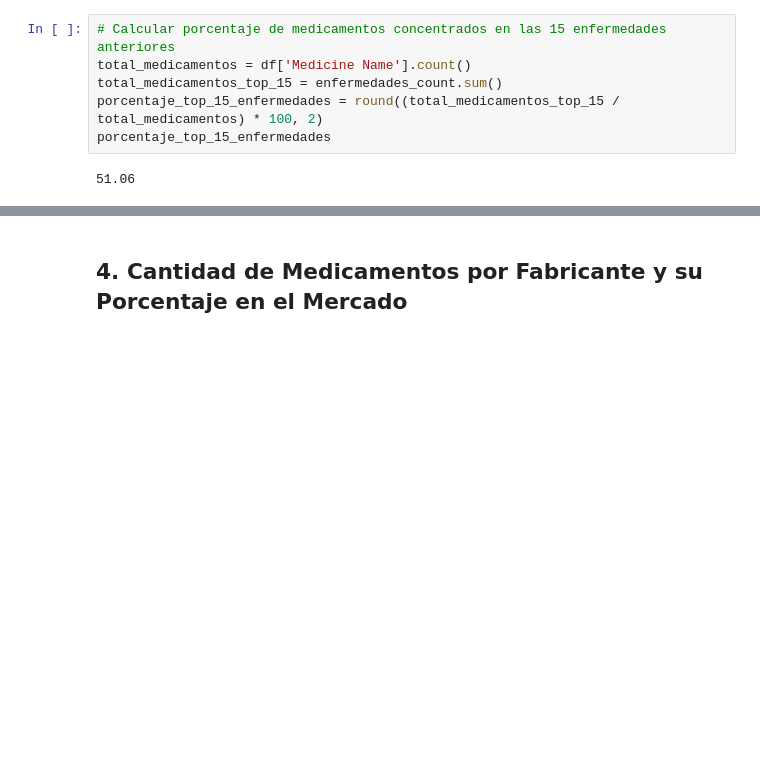
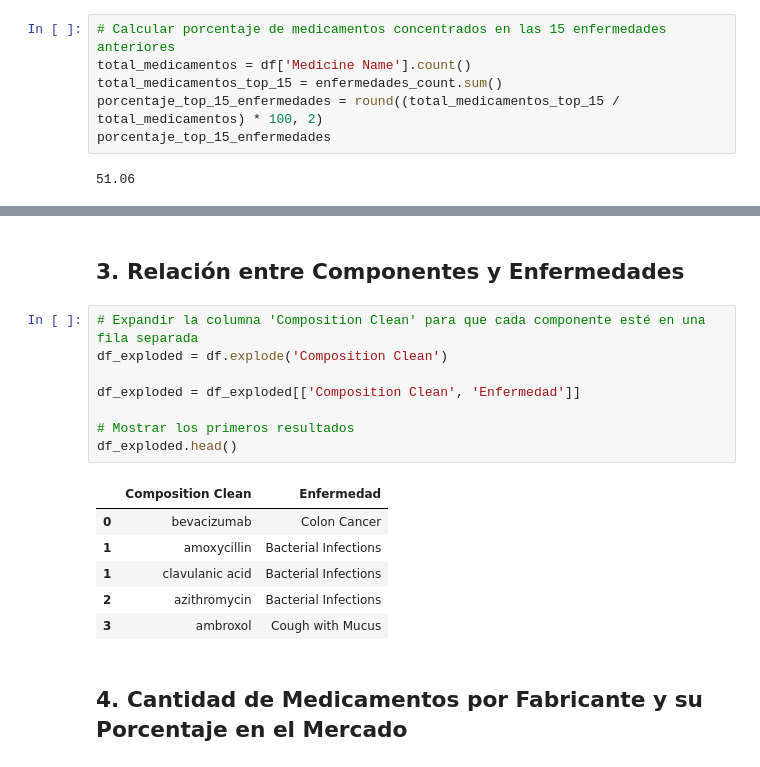
Before and after one commit to Blackie279/11000_Medicamentos, a Jupyter notebook: eda.ipynb, the cells around one changed output, grey strips where cells are left out. Drawn from its saved outputs; the diff is of its cells as text; blank space fills up the shorter version.

```diff
--- a/eda.ipynb
+++ b/eda.ipynb
@@ -102,3 +193,20 @@ porcentaje_top_15_enfermedades
+# %% [markdown]
+## 3. Relación entre Componentes y Enfermedades
+# %%
+# Expandir la columna 'Composition Clean' para que cada componente esté en una fila separada
+df_exploded = df.explode('Composition Clean')
+
+df_exploded = df_exploded[['Composition Clean', 'Enfermedad']]
+
+# Mostrar los primeros resultados
+df_exploded.head()
+# %% [output]
+|  | Composition Clean | Enfermedad |
+| 0 | bevacizumab | Colon Cancer |
+| 1 | amoxycillin | Bacterial Infections |
+| 1 | clavulanic acid | Bacterial Infections |
+| 2 | azithromycin | Bacterial Infections |
+| 3 | ambroxol | Cough with Mucus |
 # %% [markdown]
 ## 4. Cantidad de Medicamentos por Fabricante y su Porcentaje en el Mercado
 # %% [markdown]
```
Also changed, not shown: parts of 8 cells of this notebook.
